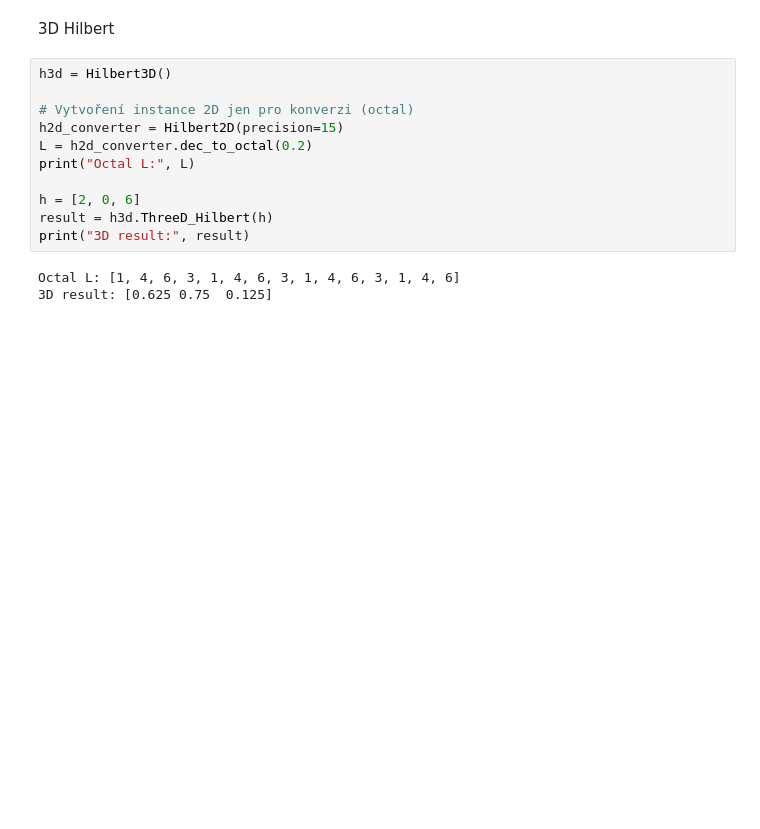
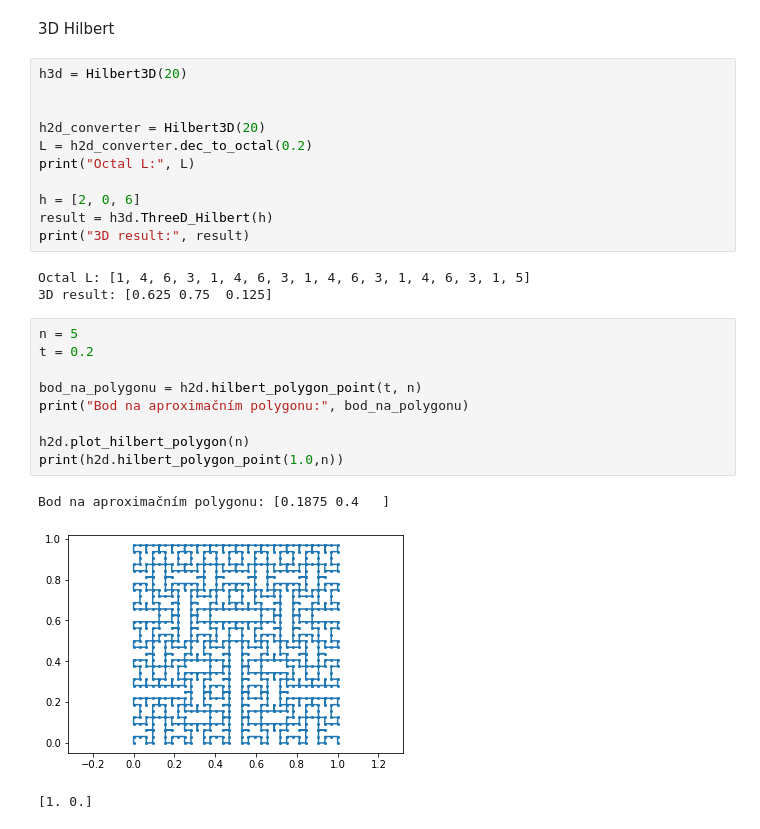
Before and after one commit to NIE0087/BP---prostor-vyplnujici-krivky, a Jupyter notebook: example.ipynb, the cells around one changed output. Saved outputs shown, nothing was run; the diff lists cells and outputs as text; blank space fills up the shorter version.

Commit message:
corrected 3D HIilberts curve and linear interpolation for 2D Hilbert added

```diff
--- a/example.ipynb
+++ b/example.ipynb
@@ -84,10 +85,10 @@ Iterace: 1000
 # %% [markdown]
 3D Hilbert
 # %%
-h3d = Hilbert3D()
+h3d = Hilbert3D(20)
 
-# Vytvoření instance 2D jen pro konverzi (octal)
-h2d_converter = Hilbert2D(precision=15)
+
+h2d_converter = Hilbert3D(20)
 L = h2d_converter.dec_to_octal(0.2)
 print("Octal L:", L)
 
@@ -95,5 +96,18 @@ h = [2, 0, 6]
 result = h3d.ThreeD_Hilbert(h)
 print("3D result:", result)
 # %% [output]
-Octal L: [1, 4, 6, 3, 1, 4, 6, 3, 1, 4, 6, 3, 1, 4, 6]
+Octal L: [1, 4, 6, 3, 1, 4, 6, 3, 1, 4, 6, 3, 1, 4, 6, 3, 1, 5]
 3D result: [0.625 0.75  0.125]
+# %%
+n = 5
+t = 0.2
+
+bod_na_polygonu = h2d.hilbert_polygon_point(t, n)
+print("Bod na aproximačním polygonu:", bod_na_polygonu)
+
+h2d.plot_hilbert_polygon(n)
+print(h2d.hilbert_polygon_point(1.0,n))
+# %% [output]
+Bod na aproximačním polygonu: [0.1875 0.4   ]
+[figure, added]
+[1. 0.]
```
Also changed, not shown: parts of 5 cells of this notebook, 1 other file.
